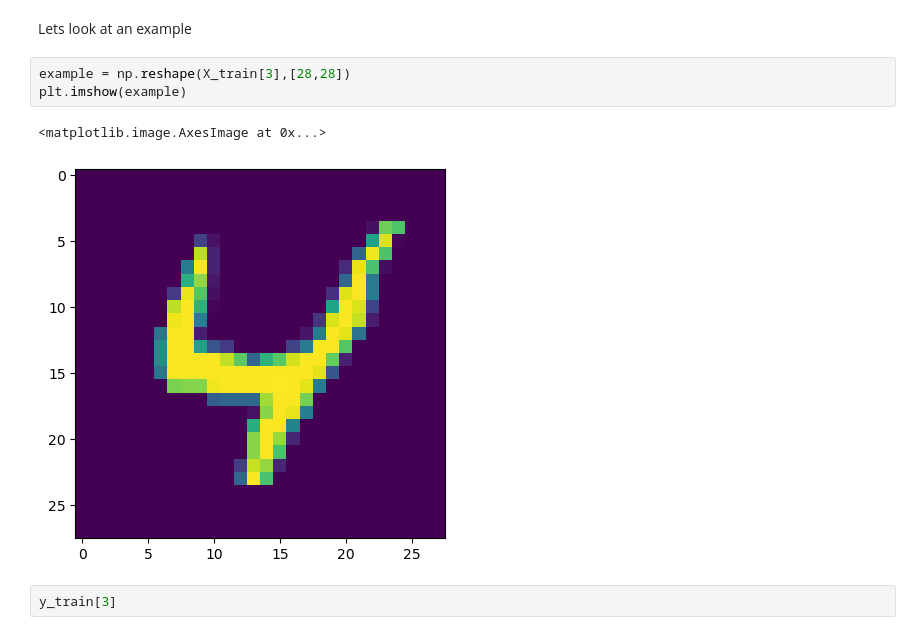
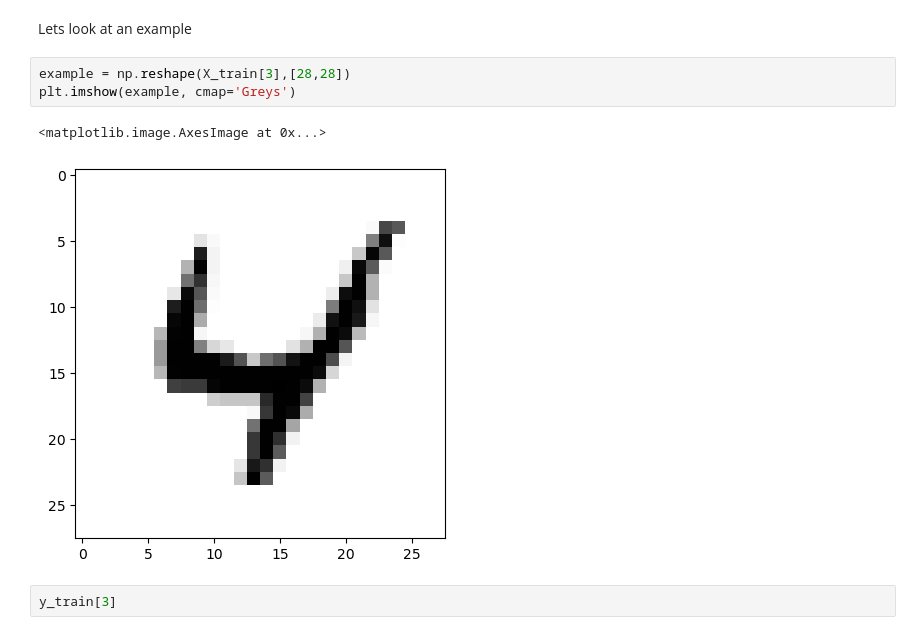
Before and after one commit to DrEntropy/NNbyHand, a Jupyter notebook: byhand.ipynb, the cells around one changed output. Cells and saved outputs as stored; diff of their text form.

```diff
--- a/byhand.ipynb
+++ b/byhand.ipynb
@@ -32,10 +32,10 @@ len(y_val)
 Lets look at an example
 # %%
 example = np.reshape(X_train[3],[28,28])
-plt.imshow(example)
+plt.imshow(example, cmap='Greys')
 # %% [output]
 <matplotlib.image.AxesImage at 0x...>
-[figure, old version]
+[figure, new version]
 # %%
 y_train[3]
 # %% [output]
```
Also changed, not shown: parts of 46 cells of this notebook.
